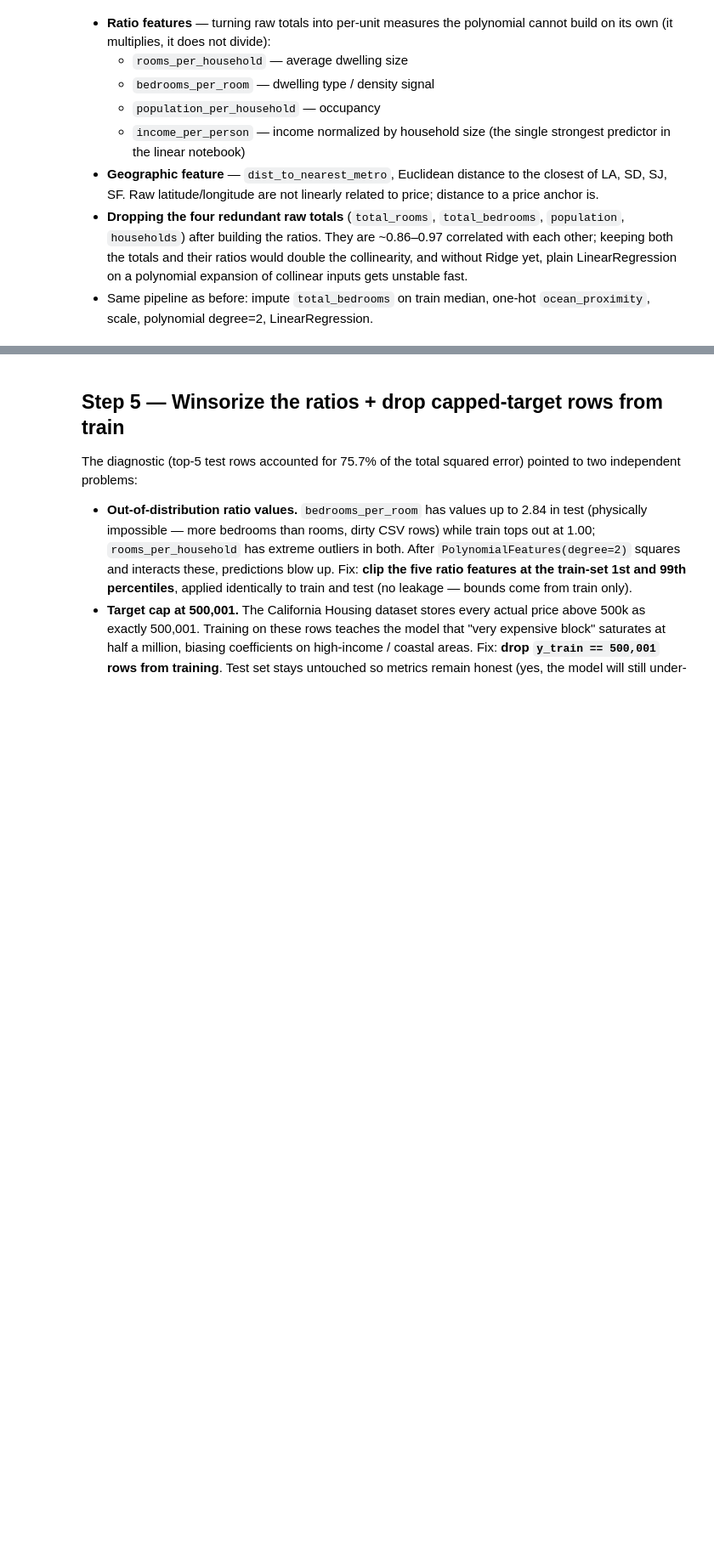
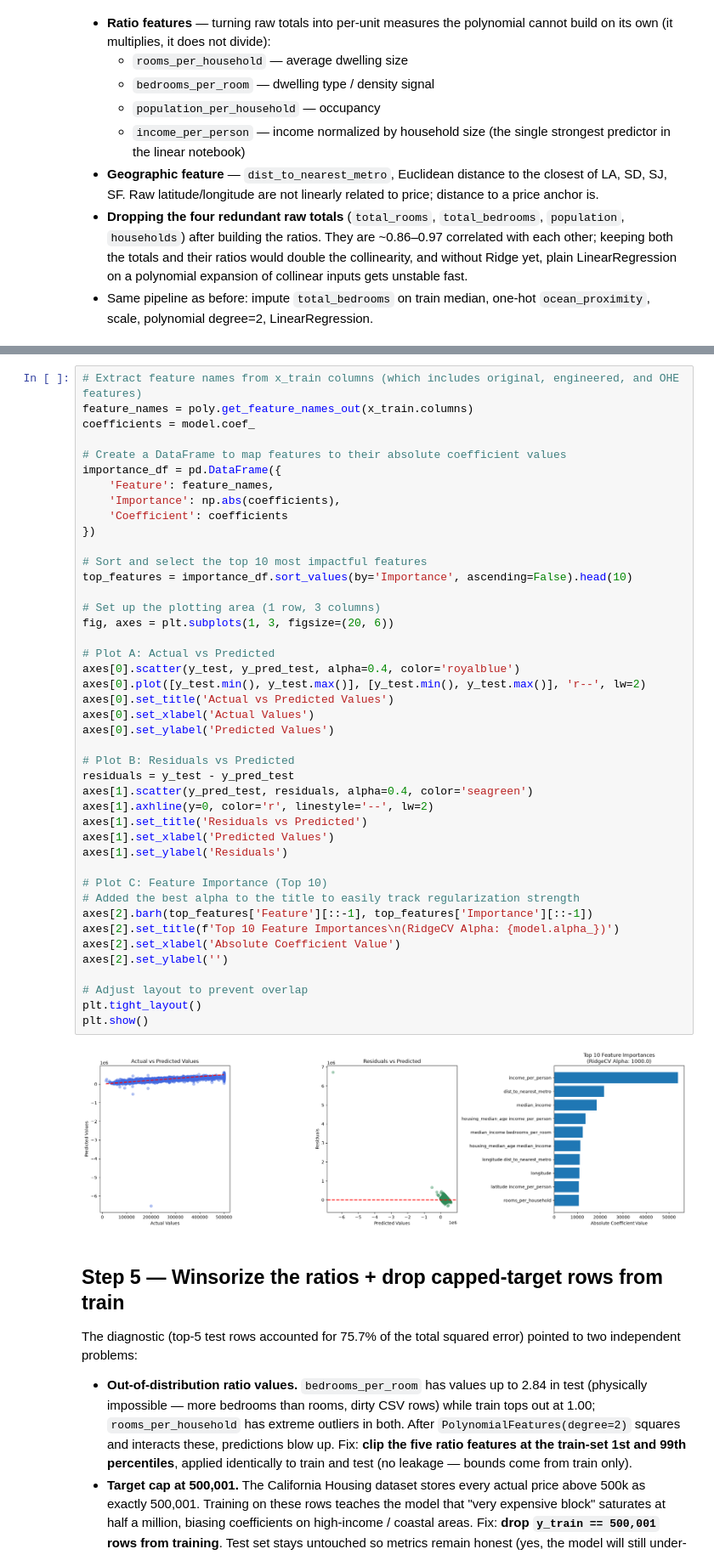
Before and after one commit to kovexison/Practica-AI, a Jupyter notebook: 01-ML-Regression/polynomial_regresion/hause.ipynb, the cells around one changed output, grey strips where cells are left out. Shown at 85% size. Drawn from its saved outputs; the diff is of its cells as text; blank space fills up the shorter version.

```diff
--- a/01-ML-Regression/polynomial_regresion/hause.ipynb
+++ b/01-ML-Regression/polynomial_regresion/hause.ipynb
@@ -332,3 +462,48 @@ Test  R²:   -0.127
+# %%
+# Extract feature names from x_train columns (which includes original, engineered, and OHE features)
+feature_names = poly.get_feature_names_out(x_train.columns)
+coefficients = model.coef_
+
+# Create a DataFrame to map features to their absolute coefficient values
+importance_df = pd.DataFrame({
+    'Feature': feature_names,
+    'Importance': np.abs(coefficients),
+    'Coefficient': coefficients
+})
+
+# Sort and select the top 10 most impactful features
+top_features = importance_df.sort_values(by='Importance', ascending=False).head(10)
+
+# Set up the plotting area (1 row, 3 columns)
+fig, axes = plt.subplots(1, 3, figsize=(20, 6))
+
+# Plot A: Actual vs Predicted
+axes[0].scatter(y_test, y_pred_test, alpha=0.4, color='royalblue')
+axes[0].plot([y_test.min(), y_test.max()], [y_test.min(), y_test.max()], 'r--', lw=2)
+axes[0].set_title('Actual vs Predicted Values')
+axes[0].set_xlabel('Actual Values')
+axes[0].set_ylabel('Predicted Values')
+
+# Plot B: Residuals vs Predicted
+residuals = y_test - y_pred_test
+axes[1].scatter(y_pred_test, residuals, alpha=0.4, color='seagreen')
+axes[1].axhline(y=0, color='r', linestyle='--', lw=2)
+axes[1].set_title('Residuals vs Predicted')
+axes[1].set_xlabel('Predicted Values')
+axes[1].set_ylabel('Residuals')
+
+# Plot C: Feature Importance (Top 10)
+# Added the best alpha to the title to easily track regularization strength
+axes[2].barh(top_features['Feature'][::-1], top_features['Importance'][::-1])
+axes[2].set_title(f'Top 10 Feature Importances\n(RidgeCV Alpha: {model.alpha_})')
+axes[2].set_xlabel('Absolute Coefficient Value')
+axes[2].set_ylabel('')
+
+# Adjust layout to prevent overlap
+plt.tight_layout()
+plt.show()
+# %% [output]
+[figure, added]
 # %% [markdown]
 ## Step 5 — Winsorize the ratios + drop capped-target rows from train
 
```
Also changed, not shown: parts of 10 cells of this notebook, 2 other files.
